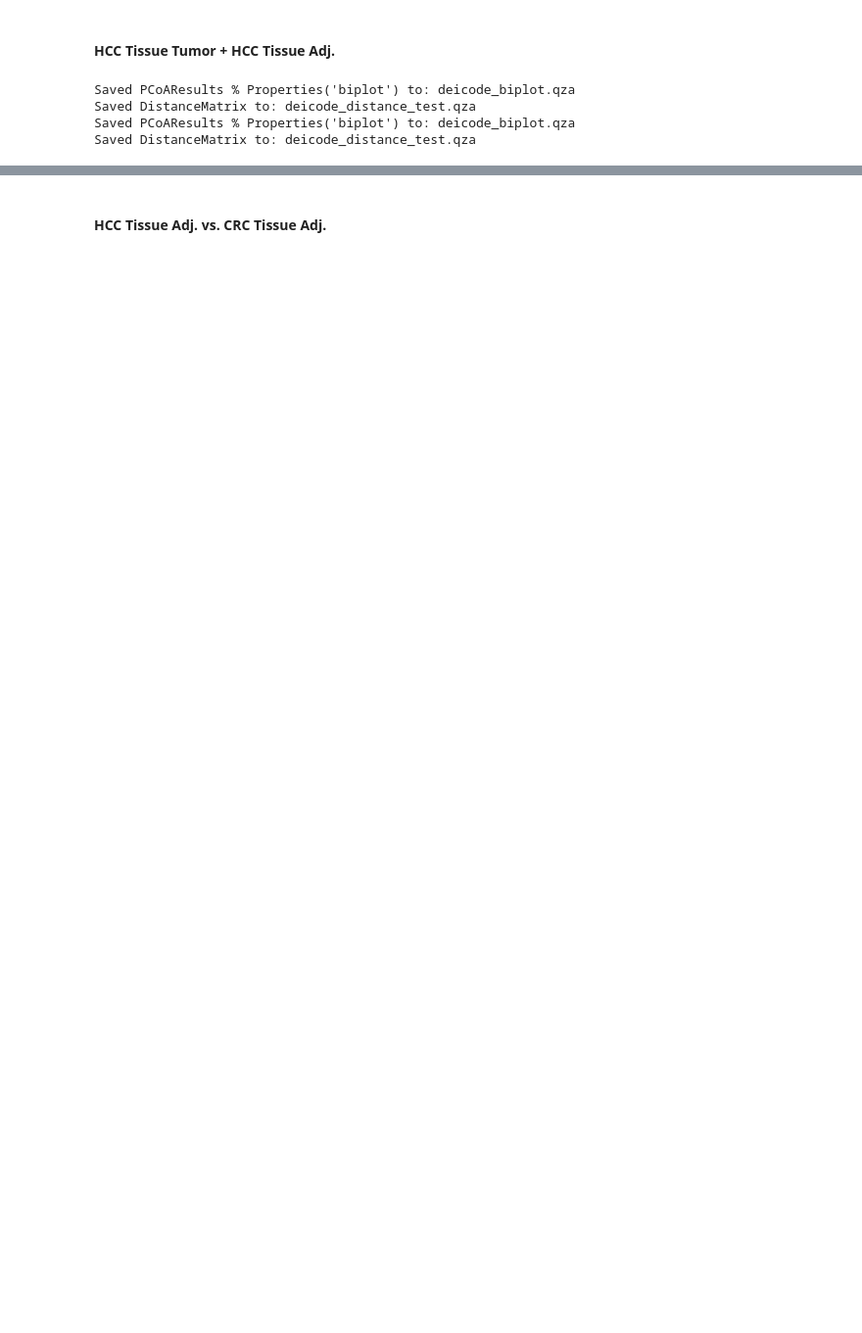
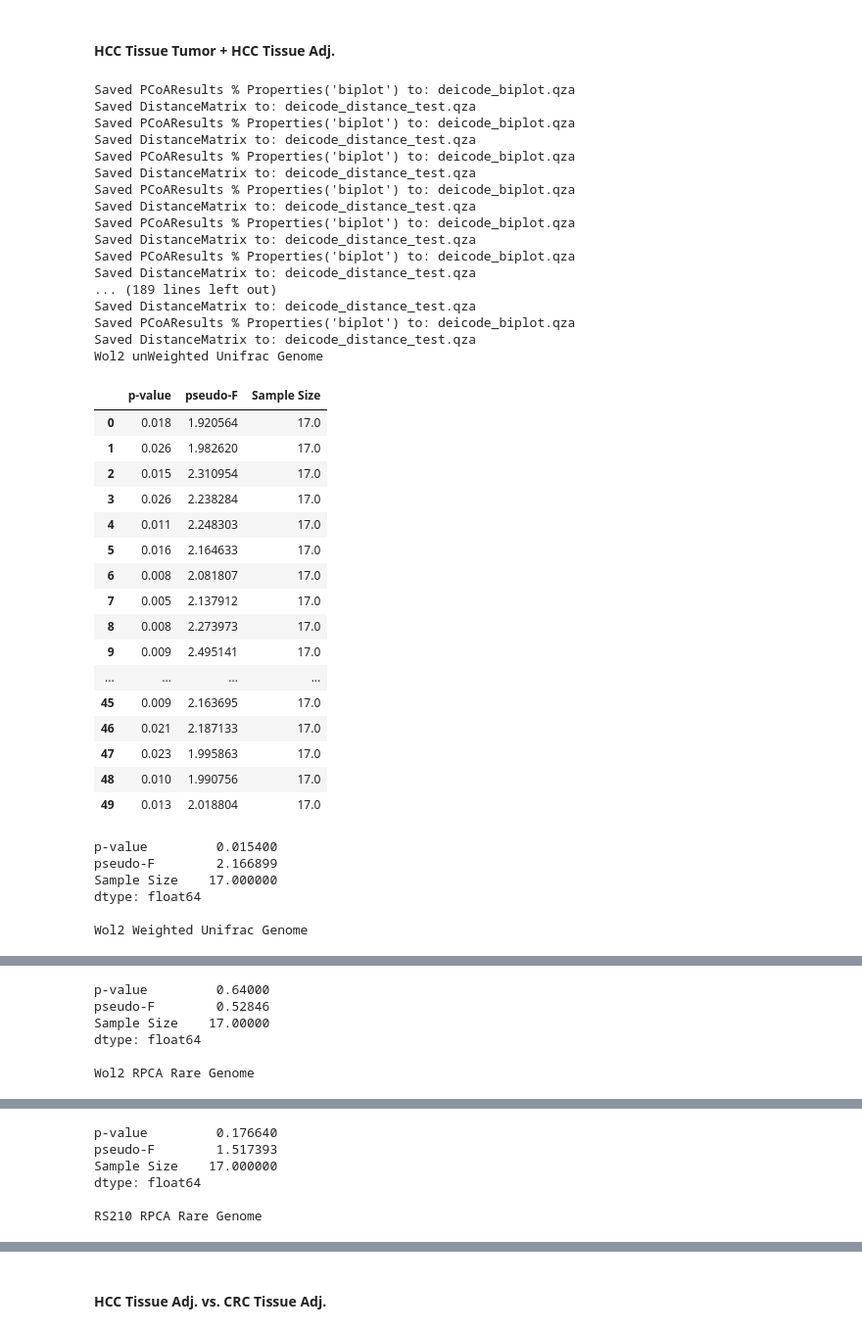
Before and after one commit to cguccione/HCC-microbialDNA, a Jupyter notebook: 4_BetaDiversitySummary.ipynb, the cells around one changed output, grey strips where cells are left out. Shown at 98% size. Saved outputs shown, nothing was run; the diff lists cells and outputs as text; code cells hidden in the pictures; blank space fills up the shorter version.

```diff
--- a/4_BetaDiversitySummary.ipynb
+++ b/4_BetaDiversitySummary.ipynb
@@ -258,9 +299,46 @@ Saved DistanceMatrix to: deicode_distance_test.qza
 # %% [markdown]
 #### HCC Tissue Tumor + HCC Tissue Adj.
-# %%
-rs210_rpca_genome, wol2_uwUni_genome, wol2_wUni_genome, wol2_rpca_genome = call_beta('HCC_adj_v_tumor', 'host_sample_type', rarefaction=2000)
-# %% [output]
-Saved PCoAResults % Properties('biplot') to: deicode_biplot.qza
-Saved DistanceMatrix to: deicode_distance_test.qza
-Saved PCoAResults % Properties('biplot') to: deicode_biplot.qza
-Saved DistanceMatrix to: deicode_distance_test.qza
+# %%
+
+rs210_rpca_genome, wol2_rpca_genome, df_wol2_uwUni_genome, df_wol2_wUni_genome, df_wol2_rpca_rare_genome, df_rs210_rpca_rare_genome = call_beta('HCC_adj_v_tumor', 'host_sample_type', rarefaction=2000, numRares=50, decoide_min_feature_count=1)
+# %% [output]
+Saved PCoAResults % Properties('biplot') to: deicode_biplot.qza
+Saved DistanceMatrix to: deicode_distance_test.qza
+Saved PCoAResults % Properties('biplot') to: deicode_biplot.qza
+Saved DistanceMatrix to: deicode_distance_test.qza
+Saved PCoAResults % Properties('biplot') to: deicode_biplot.qza
+Saved DistanceMatrix to: deicode_distance_test.qza
+Saved PCoAResults % Properties('biplot') to: deicode_biplot.qza
+Saved DistanceMatrix to: deicode_distance_test.qza
+Saved PCoAResults % Properties('biplot') to: deicode_biplot.qza
+Saved DistanceMatrix to: deicode_distance_test.qza
+Saved PCoAResults % Properties('biplot') to: deicode_biplot.qza
+Saved DistanceMatrix to: deicode_distance_test.qza
+... (189 lines left out)
+Saved DistanceMatrix to: deicode_distance_test.qza
+Saved PCoAResults % Properties('biplot') to: deicode_biplot.qza
+Saved DistanceMatrix to: deicode_distance_test.qza
+Wol2 unWeighted Unifrac Genome
+|  | p-value | pseudo-F | Sample Size |
+| 0 | 0.018 | 1.920564 | 17.0 |
+| 1 | 0.026 | 1.982620 | 17.0 |
+| 2 | 0.015 | 2.310954 | 17.0 |
+| 3 | 0.026 | 2.238284 | 17.0 |
+| 4 | 0.011 | 2.248303 | 17.0 |
+| 5 | 0.016 | 2.164633 | 17.0 |
+| 6 | 0.008 | 2.081807 | 17.0 |
+| 7 | 0.005 | 2.137912 | 17.0 |
+| 8 | 0.008 | 2.273973 | 17.0 |
+| 9 | 0.009 | 2.495141 | 17.0 |
+| ... | ... | ... | ... |
+| 45 | 0.009 | 2.163695 | 17.0 |
+| 46 | 0.021 | 2.187133 | 17.0 |
+| 47 | 0.023 | 1.995863 | 17.0 |
+| 48 | 0.010 | 1.990756 | 17.0 |
+| 49 | 0.013 | 2.018804 | 17.0 |
+p-value         0.015400
+pseudo-F        2.166899
+Sample Size    17.000000
+dtype: float64
+
+Wol2 Weighted Unifrac Genome
@@ -266,0 +362,6 @@ Saved DistanceMatrix to: deicode_distance_test.qza
+p-value         0.64000
+pseudo-F        0.52846
+Sample Size    17.00000
+dtype: float64
+
+Wol2 RPCA Rare Genome
@@ -266,0 +385,6 @@ Saved DistanceMatrix to: deicode_distance_test.qza
+p-value         0.176640
+pseudo-F        1.517393
+Sample Size    17.000000
+dtype: float64
+
+RS210 RPCA Rare Genome
```
Also changed, not shown: parts of 23 cells of this notebook, 26 other files.
